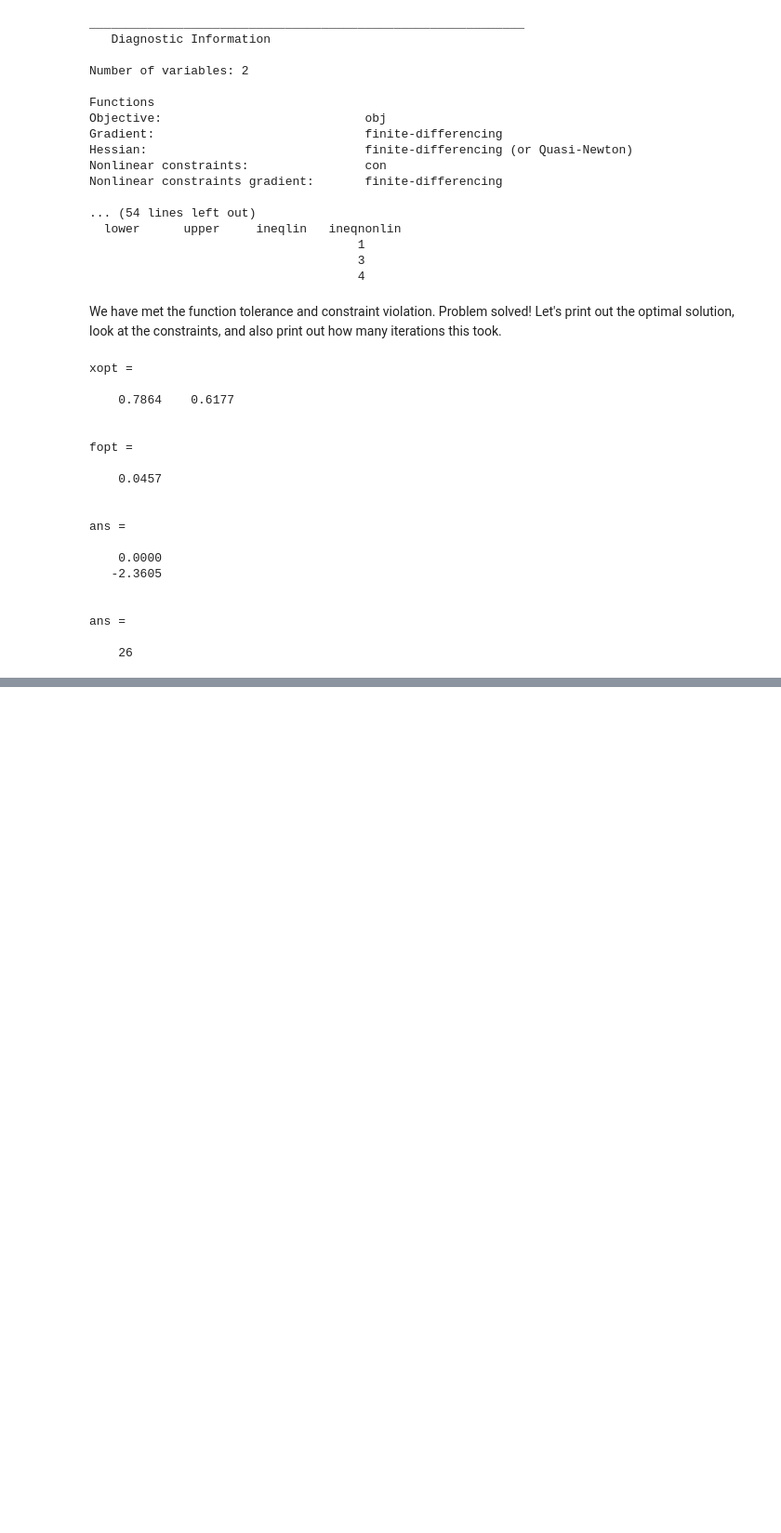
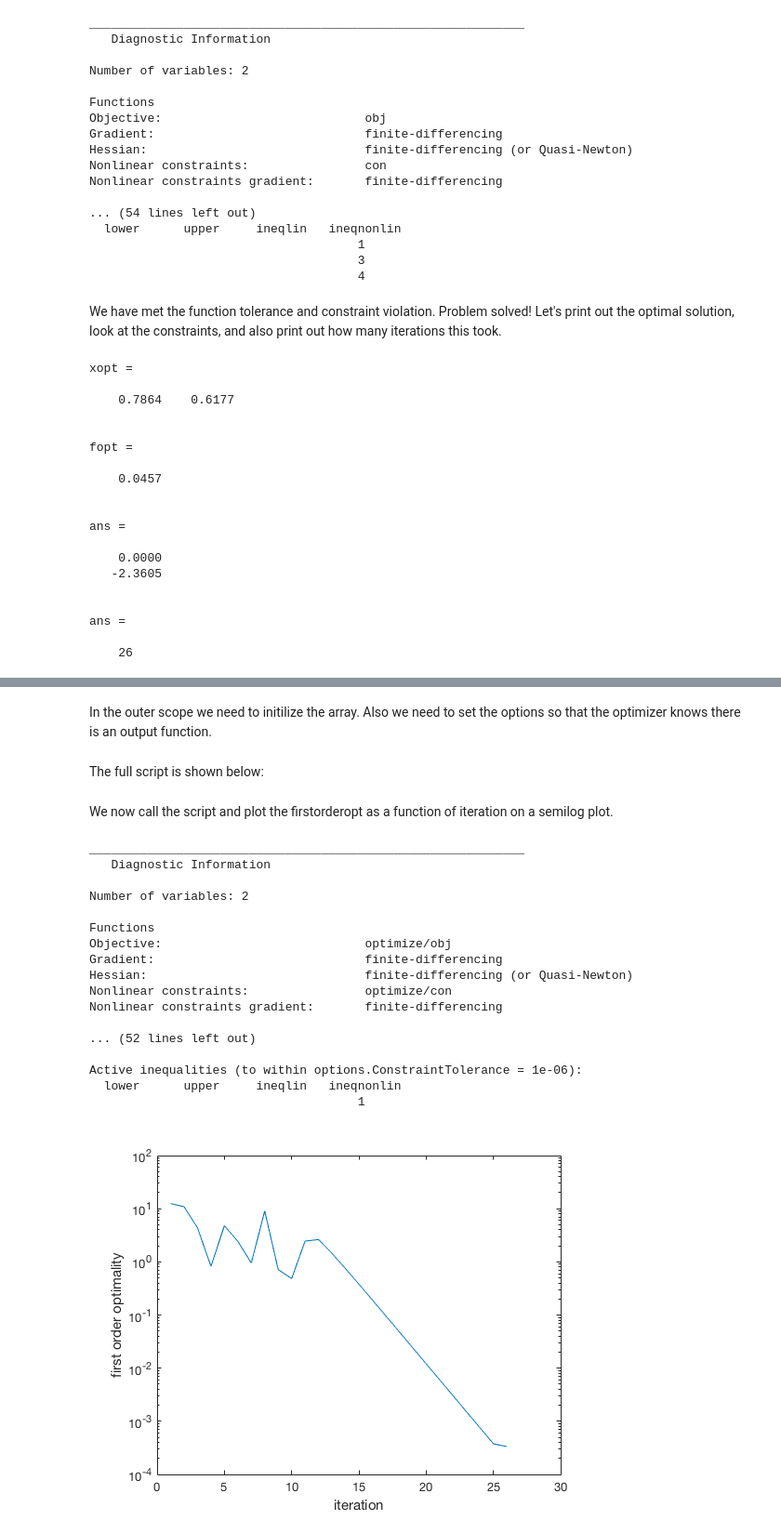
Before and after one commit to byuflowlab/MDOnotebooks, a Jupyter notebook: fmincon.ipynb, the cells around one changed output, grey strips where cells are left out. Shown at 93% size. Drawn from its saved outputs; the diff is of its cells as text; code cells hidden in the pictures; blank space fills up the shorter version.

```diff
--- a/fmincon.ipynb
+++ b/fmincon.ipynb
@@ -246,0 +260,7 @@ Finally, let's create a convergence plot.  The metric to track is the first orde
+# %% [markdown]
+In the outer scope we need to initilize the array.  Also we need to set the options so that the optimizer knows there is an output function.
+# %%
+firstorderopt = [];
+options = optimoptions(options, 'OutputFcn', @outfun);
+# %% [markdown]
+The full script is shown below:
@@ -246,0 +366,29 @@ Finally, let's create a convergence plot.  The metric to track is the first orde
+# %% [markdown]
+We now call the script and plot the firstorderopt as a function of iteration on a semilog plot.
+# %%
+[xopt, fopt, exitflag, output, firstorderopt] = optimize();
+
+figure;
+n = length(firstorderopt);
+semilogy(1:n, firstorderopt);
+xlabel('iteration');
+ylabel('first order optimality')
+# %% [output]
+____________________________________________________________
+   Diagnostic Information
+
+Number of variables: 2
+
+Functions
+Objective:                            optimize/obj
+Gradient:                             finite-differencing
+Hessian:                              finite-differencing (or Quasi-Newton)
+Nonlinear constraints:                optimize/con
+Nonlinear constraints gradient:       finite-differencing
+
+... (52 lines left out)
+
+Active inequalities (to within options.ConstraintTolerance = 1e-06):
+  lower      upper     ineqlin   ineqnonlin
+                                     1
+[figure, added]
```
Also changed, not shown: parts of 4 cells of this notebook.
